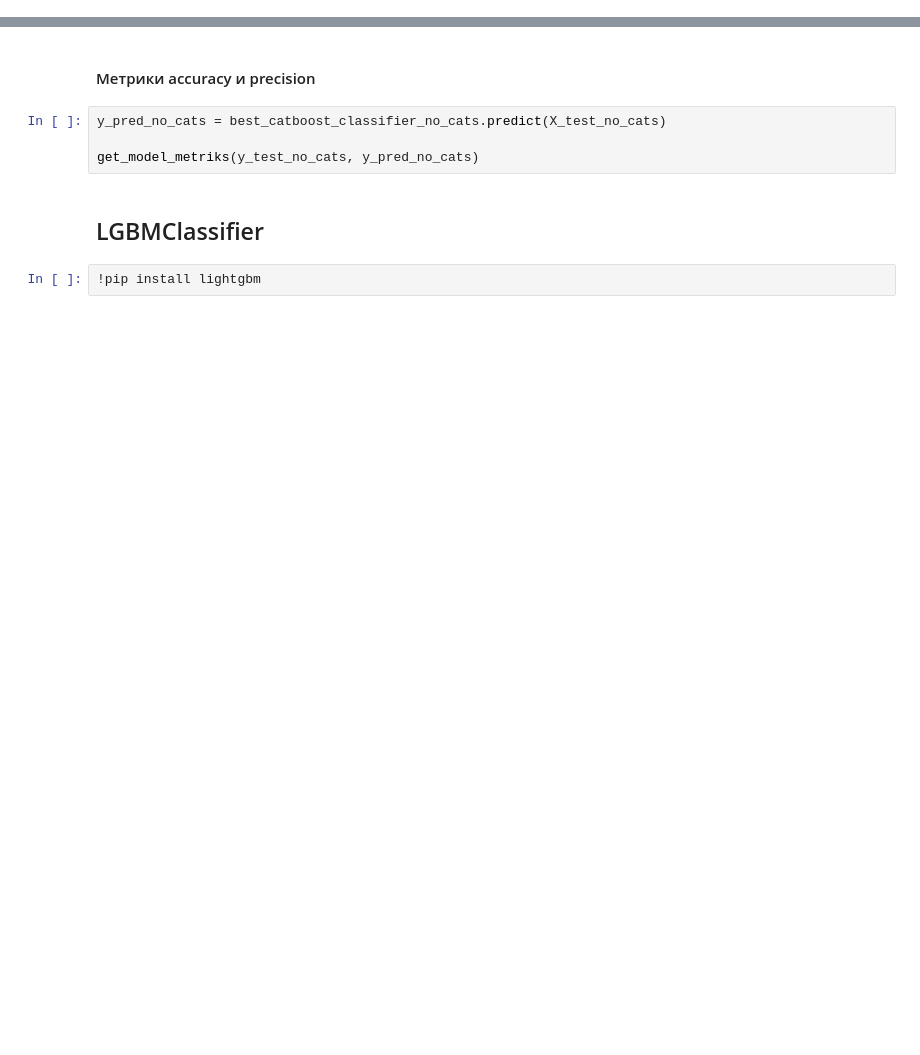
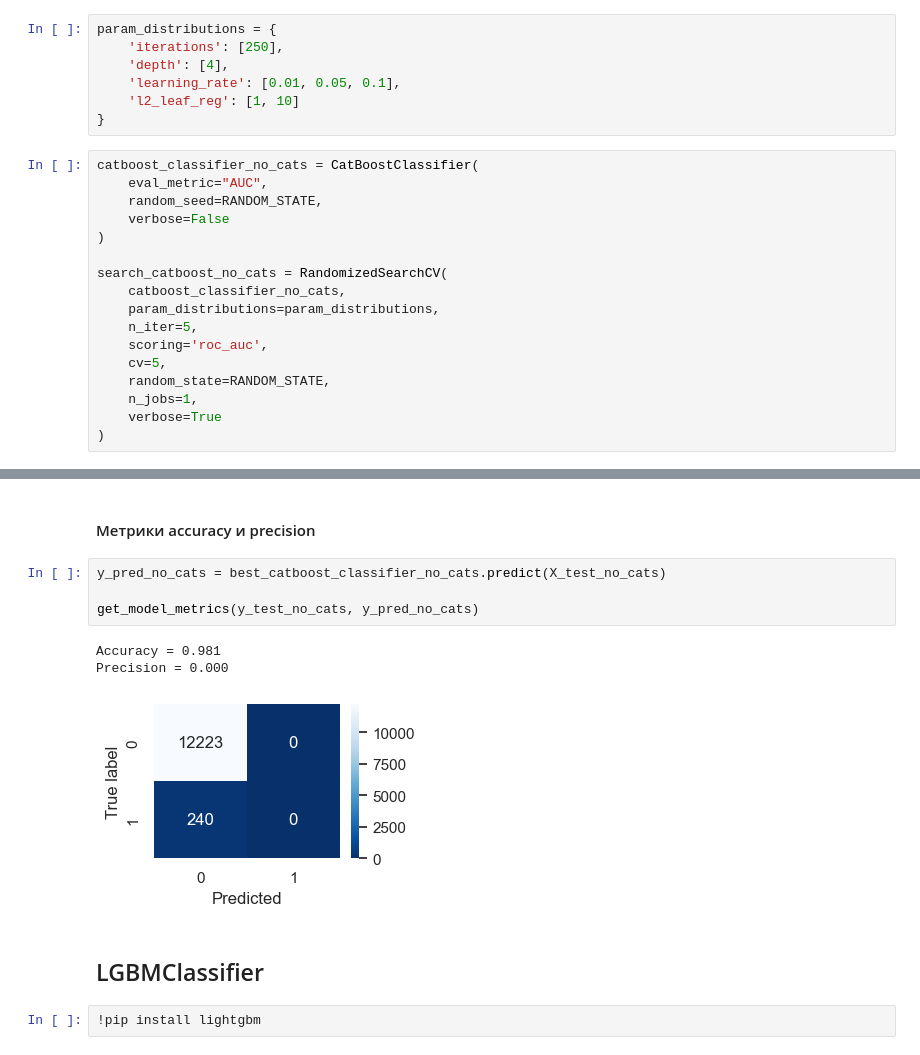
Before and after one commit to andrew-tvorogov/practicum_masterskaya_2, a Jupyter notebook: practicum_apparel.ipynb, the cells around one changed output, grey strips where cells are left out. Saved outputs shown, nothing was run; the diff lists cells and outputs as text; blank space fills up the shorter version.

```diff
--- a/practicum_apparel.ipynb
+++ b/practicum_apparel.ipynb
@@ -986,5 +996,29 @@ get_model_metriks(y_test, y_pred)
 # %% [markdown]
 ### Датасет без категорий
+# %%
+param_distributions = {
+    'iterations': [250],
+    'depth': [4],
+    'learning_rate': [0.01, 0.05, 0.1],
+    'l2_leaf_reg': [1, 10]
+}
+# %%
+catboost_classifier_no_cats = CatBoostClassifier(
+    eval_metric="AUC",
+    random_seed=RANDOM_STATE,
+    verbose=False
+)
+
+search_catboost_no_cats = RandomizedSearchCV(
+    catboost_classifier_no_cats,
+    param_distributions=param_distributions,
+    n_iter=5,
+    scoring='roc_auc',
+    cv=5,
+    random_state=RANDOM_STATE,
+    n_jobs=1,
+    verbose=True
+)
 # %%
 %%time
 
@@ -1004,7 +1046,11 @@ print(f"Метрика ROC-AUC для модели: {roc_auc_best_no_cats:.4f}")
 # %%
 y_pred_no_cats = best_catboost_classifier_no_cats.predict(X_test_no_cats)
 
-get_model_metriks(y_test_no_cats, y_pred_no_cats)
+get_model_metrics(y_test_no_cats, y_pred_no_cats)
+# %% [output]
+Accuracy = 0.981
+Precision = 0.000
+[figure, added]
 # %% [markdown]
 ## LGBMClassifier
 # %%
```
Also changed, not shown: parts of 24 cells of this notebook.
